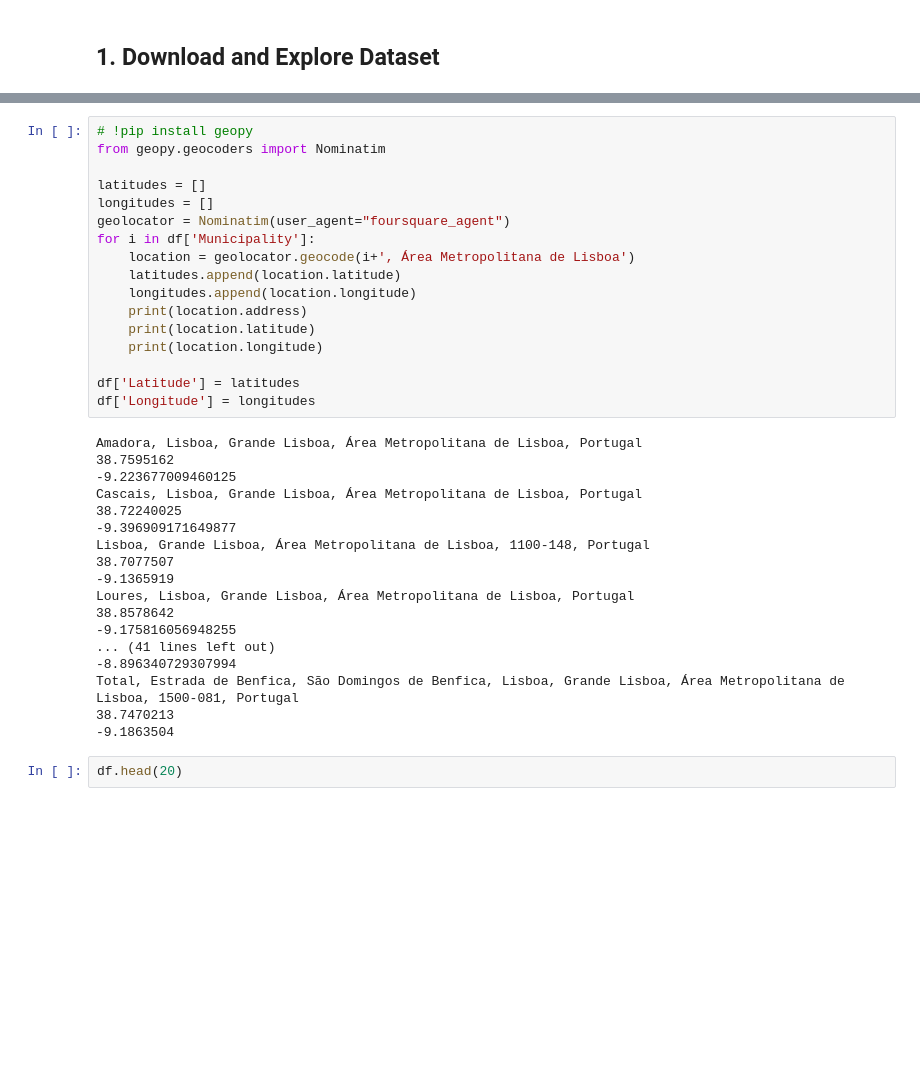
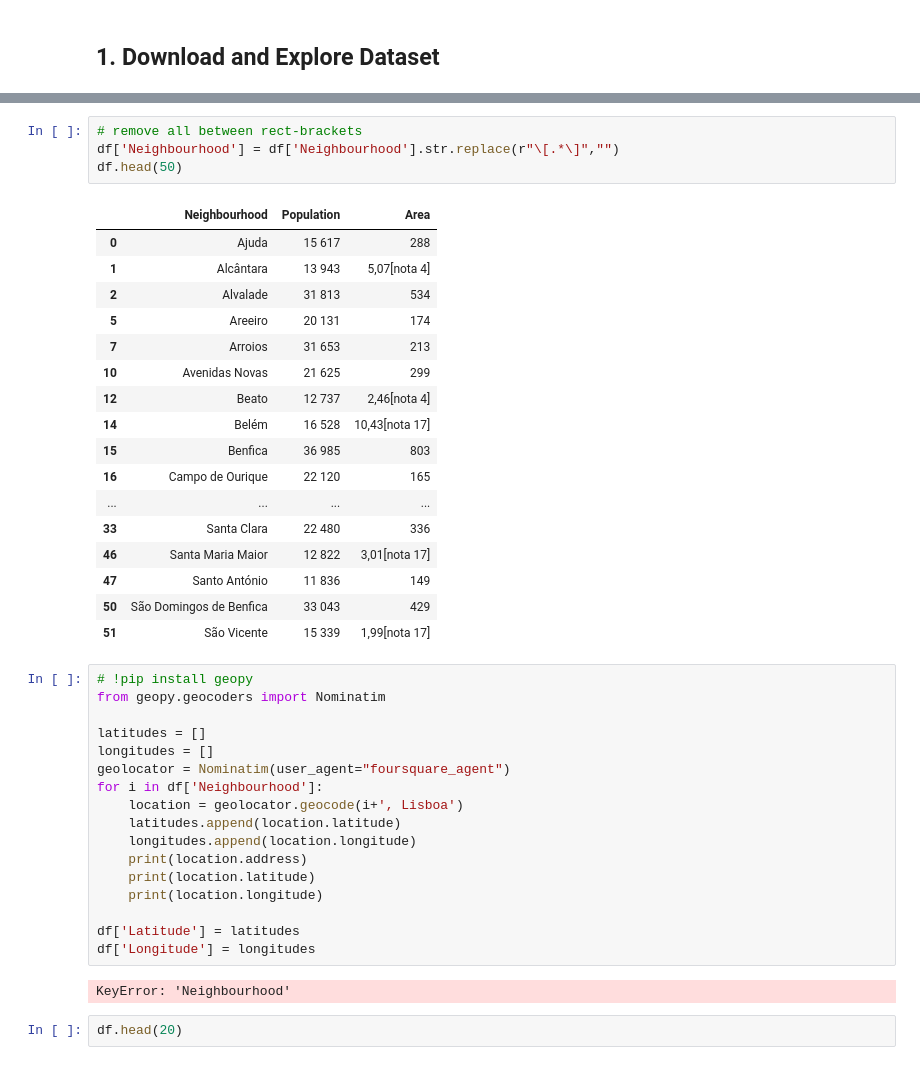
Before and after one commit to daniienogueira1/coursera_capstone, a Jupyter notebook: Final project/Exploring Restaurants in Lisbon.ipynb, the cells around one changed output, grey strips where cells are left out. Cells and saved outputs as stored; diff of their text form; blank space fills up the shorter version.

```diff
--- a/Final project/Exploring Venues in Lisbon Metropolitan Area.ipynb
+++ b/Final project/Exploring Restaurants in Lisbon.ipynb
@@ -58,3 +140,25 @@ df.shape
+# %%
+# remove all between rect-brackets
+df['Neighbourhood'] = df['Neighbourhood'].str.replace(r"\[.*\]","")
+df.head(50)
+# %% [output]
+|  | Neighbourhood | Population | Area |
+| 0 | Ajuda | 15 617 | 288 |
+| 1 | Alcântara | 13 943 | 5,07[nota 4] |
+| 2 | Alvalade | 31 813 | 534 |
+| 5 | Areeiro | 20 131 | 174 |
+| 7 | Arroios | 31 653 | 213 |
+| 10 | Avenidas Novas | 21 625 | 299 |
+| 12 | Beato | 12 737 | 2,46[nota 4] |
+| 14 | Belém | 16 528 | 10,43[nota 17] |
+| 15 | Benfica | 36 985 | 803 |
+| 16 | Campo de Ourique | 22 120 | 165 |
+| ... | ... | ... | ... |
+| 33 | Santa Clara | 22 480 | 336 |
+| 46 | Santa Maria Maior | 12 822 | 3,01[nota 17] |
+| 47 | Santo António | 11 836 | 149 |
+| 50 | São Domingos de Benfica | 33 043 | 429 |
+| 51 | São Vicente | 15 339 | 1,99[nota 17] |
 # %%
 # !pip install geopy
 from geopy.geocoders import Nominatim
@@ -62,8 +166,8 @@ from geopy.geocoders import Nominatim
 latitudes = []
 longitudes = []
 geolocator = Nominatim(user_agent="foursquare_agent")
-for i in df['Municipality']:
-    location = geolocator.geocode(i+', Área Metropolitana de Lisboa')
+for i in df['Neighbourhood']:
+    location = geolocator.geocode(i+', Lisboa')
     latitudes.append(location.latitude)
     longitudes.append(location.longitude)
     print(location.address)
@@ -73,23 +177,7 @@ for i in df['Municipality']:
 df['Latitude'] = latitudes
 df['Longitude'] = longitudes
 # %% [output]
-Amadora, Lisboa, Grande Lisboa, Área Metropolitana de Lisboa, Portugal
-38.7595162
--9.223677009460125
-Cascais, Lisboa, Grande Lisboa, Área Metropolitana de Lisboa, Portugal
-38.72240025
--9.396909171649877
-Lisboa, Grande Lisboa, Área Metropolitana de Lisboa, 1100-148, Portugal
-38.7077507
--9.1365919
-Loures, Lisboa, Grande Lisboa, Área Metropolitana de Lisboa, Portugal
-38.8578642
--9.175816056948255
-... (41 lines left out)
--8.896340729307994
-Total, Estrada de Benfica, São Domingos de Benfica, Lisboa, Grande Lisboa, Área Metropolitana de Lisboa, 1500-081, Portugal
-38.7470213
--9.1863504
+KeyError: 'Neighbourhood'
 # %%
 df.head(20)
 # %% [output]
```
Also changed, not shown: parts of 9 cells of this notebook, 2 other files.
